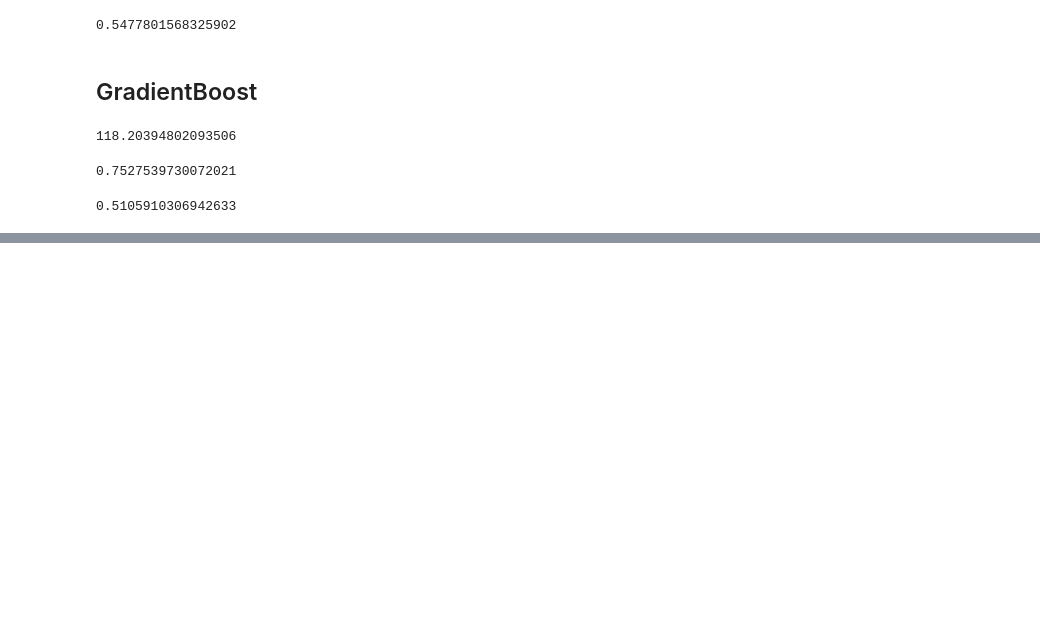
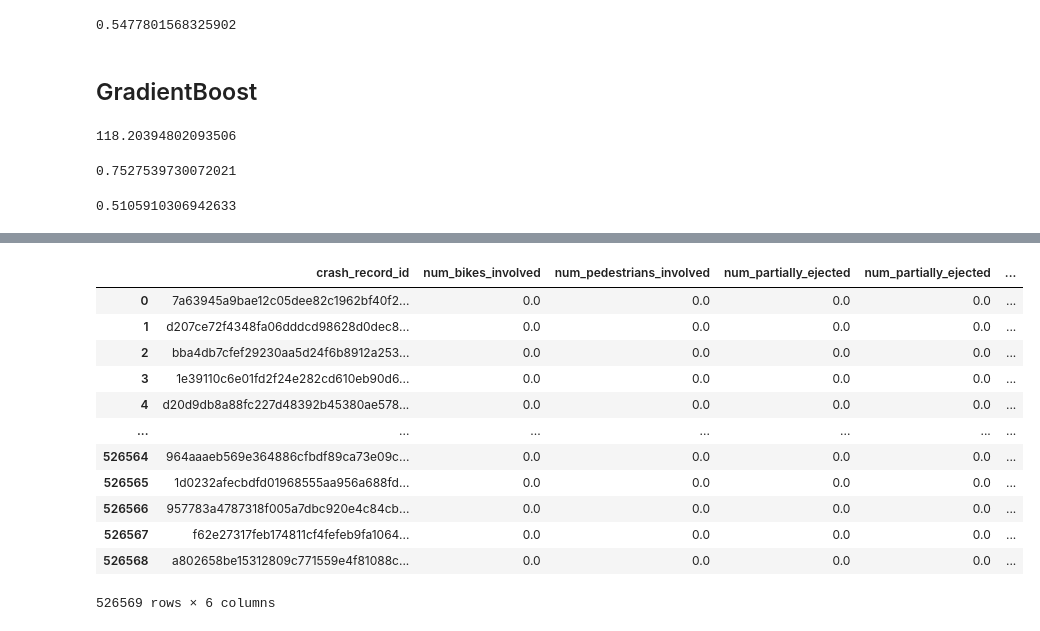
Before and after one commit to jkh-code/predicting-traffic-accident-injuries, a Jupyter notebook: notebooks/preliminary-modeling.ipynb, the cells around one changed output, grey strips where cells are left out. Drawn from its saved outputs; the diff is of its cells as text; code cells hidden in the pictures; blank space fills up the shorter version.

```diff
--- a/notebooks/preliminary-modeling.ipynb
+++ b/notebooks/preliminary-modeling.ipynb
@@ -207 +220,46 @@ np.sqrt(mean_squared_error(y_test, y_pred_gb))
+# %%
+def subset_aggregate_people_df(df, agg_column, value_tuple, rename_dict=None):
+    df_subset = df.loc[df[agg_column].isin(value_tuple), ["crash_record_id", agg_column]]
+    df_subset["count"] = 1
+    df_subset = df_subset.pivot_table(index="crash_record_id", columns=agg_column, values="count", aggfunc="sum", fill_value=0)
+    if rename_dict:
+        df_subset = df_subset.rename(columns=rename_dict)
+    df_subset = df_subset.reset_index(drop=False)
+    return df_subset
+# %%
+df_pt = subset_aggregate_people_df(
+    df_people, agg_column="person_type", value_tuple=("BICYCLE", "PEDESTRIAN"),
+    rename_dict={
+        "BICYCLE": "num_bikes_involved",
+        "PEDESTRIAN": "num_pedestrians_involved"})
+# %%
+df_ej = subset_aggregate_people_df(
+    df_people, agg_column="ejection", value_tuple=("PARTIALLY EJECTED", "TOTALLY EJECTED", "TRAPPED/EXTRICATED"),
+    rename_dict={
+        "PARTIALLY EJECTED": "num_partially_ejected",
+        "TOTALLY EJECTED": "num_partially_ejected",
+        "TRAPPED/EXTRICATED": "num_extricated"})
+# %%
+temp = (
+        df_crashes.loc[:, ["crash_record_id", "posted_speed_limit"]]
+            .merge(df_pt, how="left", on="crash_record_id")
+            .merge(df_ej, how="left", on="crash_record_id"))
+# %%
+temp = temp.drop(columns=["posted_speed_limit"])
+temp = temp.fillna(0)
+temp
+# %% [output]
+|  | crash_record_id | num_bikes_involved | num_pedestrians_involved | num_partially_ejected | num_partially_ejected | ... |
+| 0 | 7a63945a9bae12c05dee82c1962bf40f2... | 0.0 | 0.0 | 0.0 | 0.0 | ... |
+| 1 | d207ce72f4348fa06dddcd98628d0dec8... | 0.0 | 0.0 | 0.0 | 0.0 | ... |
+| 2 | bba4db7cfef29230aa5d24f6b8912a253... | 0.0 | 0.0 | 0.0 | 0.0 | ... |
+| 3 | 1e39110c6e01fd2f24e282cd610eb90d6... | 0.0 | 0.0 | 0.0 | 0.0 | ... |
+| 4 | d20d9db8a88fc227d48392b45380ae578... | 0.0 | 0.0 | 0.0 | 0.0 | ... |
+| ... | ... | ... | ... | ... | ... | ... |
+| 526564 | 964aaaeb569e364886cfbdf89ca73e09c... | 0.0 | 0.0 | 0.0 | 0.0 | ... |
+| 526565 | 1d0232afecbdfd01968555aa956a688fd... | 0.0 | 0.0 | 0.0 | 0.0 | ... |
+| 526566 | 957783a4787318f005a7dbc920e4c84cb... | 0.0 | 0.0 | 0.0 | 0.0 | ... |
+| 526567 | f62e27317feb174811cf4fefeb9fa1064... | 0.0 | 0.0 | 0.0 | 0.0 | ... |
+| 526568 | a802658be15312809c771559e4f81088c... | 0.0 | 0.0 | 0.0 | 0.0 | ... |
+526569 rows × 6 columns
 # %%
```
Also changed, not shown: parts of 7 cells of this notebook, 1 other file.
